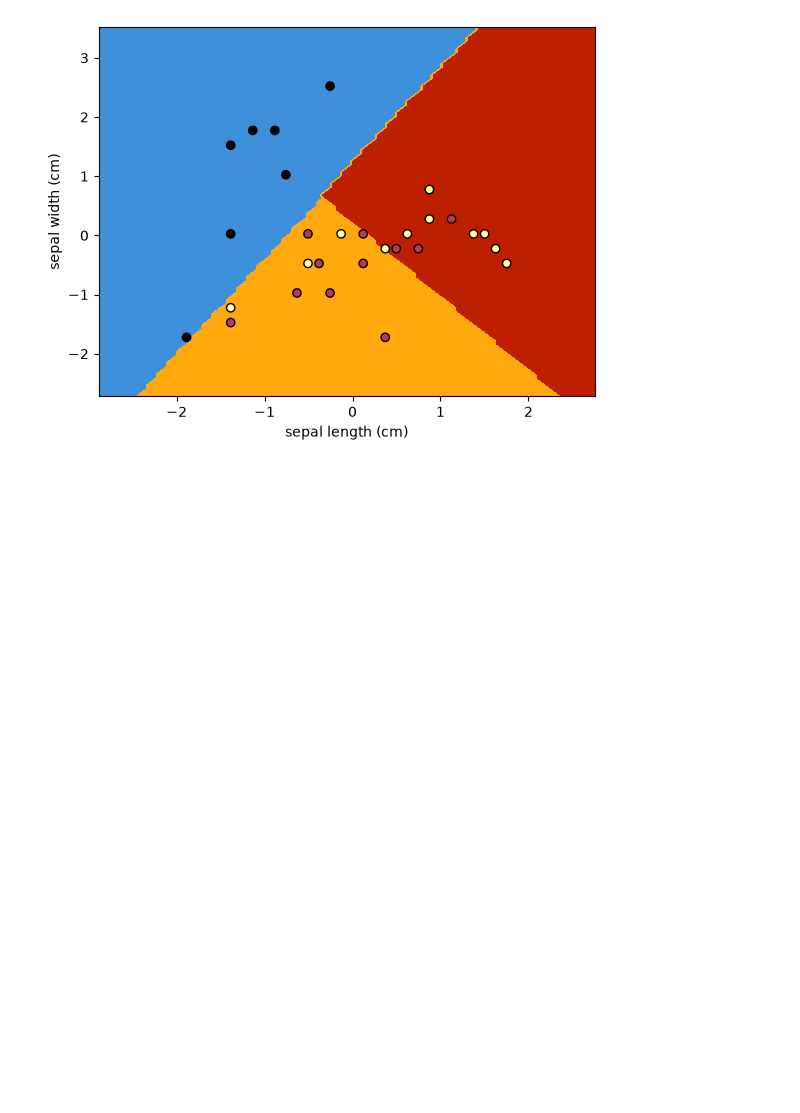
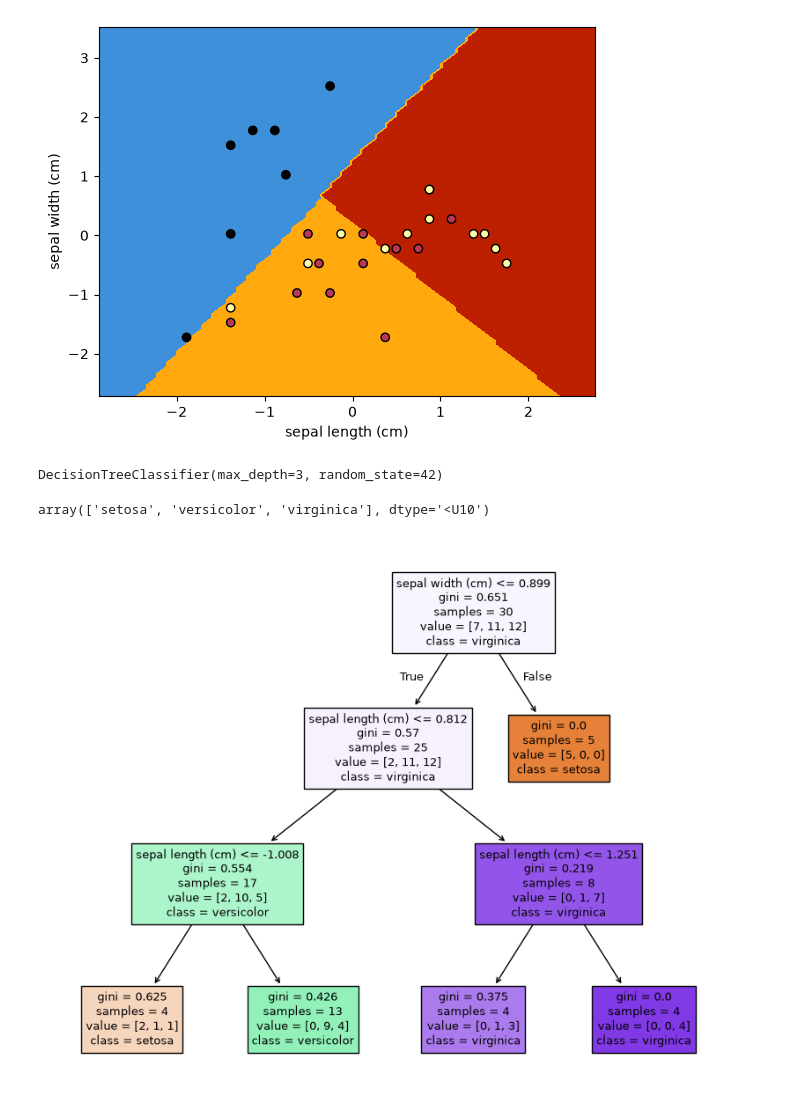
Before and after one commit to WillardDev/Machine_Learning_Foundation, a Jupyter notebook: SVM(2).ipynb, the cells around one changed output. Saved outputs shown, nothing was run; the diff lists cells and outputs as text; code cells hidden in the pictures; blank space fills up the shorter version.

```diff
--- a/SVM(2).ipynb
+++ b/SVM(2).ipynb
@@ -69,3 +69,10 @@ plt.scatter(
 <matplotlib.collections.PathCollection at 0x...>
 <Figure size 800x600 with 0 Axes>
 [figure]
+# %%
+from sklearn.tree import DecisionTreeClassifier
+model = DecisionTreeClassifier(max_depth=3, criterion='gini', random_state=42)
+# %%
+model.fit(X_train, y_train)
+# %% [output]
+DecisionTreeClassifier(max_depth=3, random_state=42)
@@ -71,0 +82,13 @@ plt.scatter(
+# %%
+# target names for the decision tree
+target_names = iris.target_names
+target_names
+# %% [output]
+array(['setosa', 'versicolor', 'virginica'], dtype='<U10')
+# %%
+# plot the tree
+plt.figure(figsize=(10, 8))
+plot_tree(model, filled=True, feature_names=feature_names, class_names=iris.target_names)
+plt.show()
+# %% [output]
+[figure, added]
```
Also changed, not shown: parts of 1 cell of this notebook, 4 other files.
